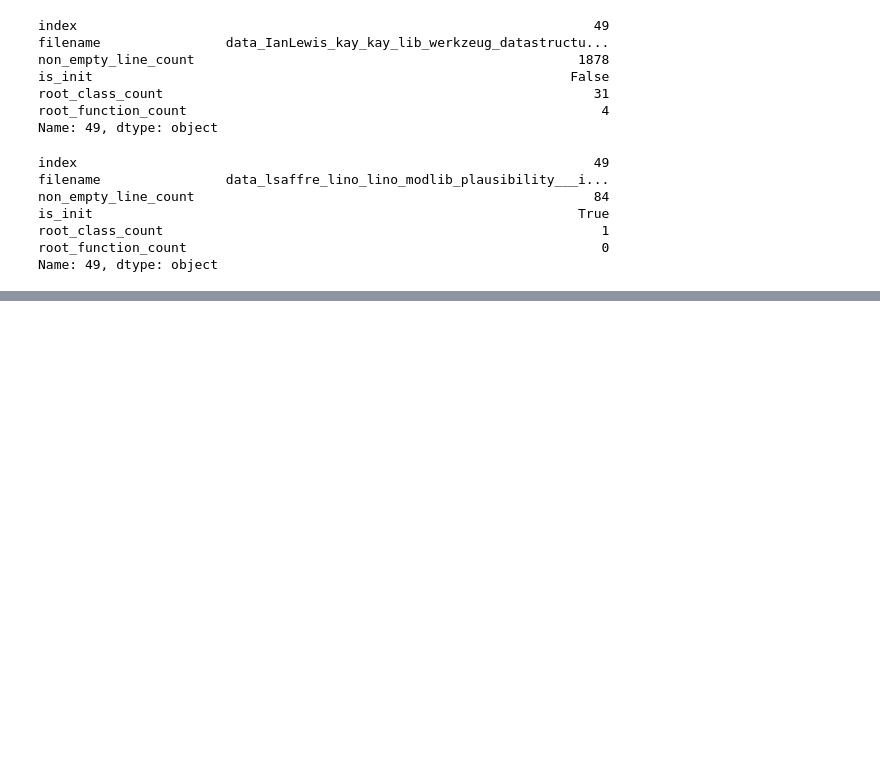
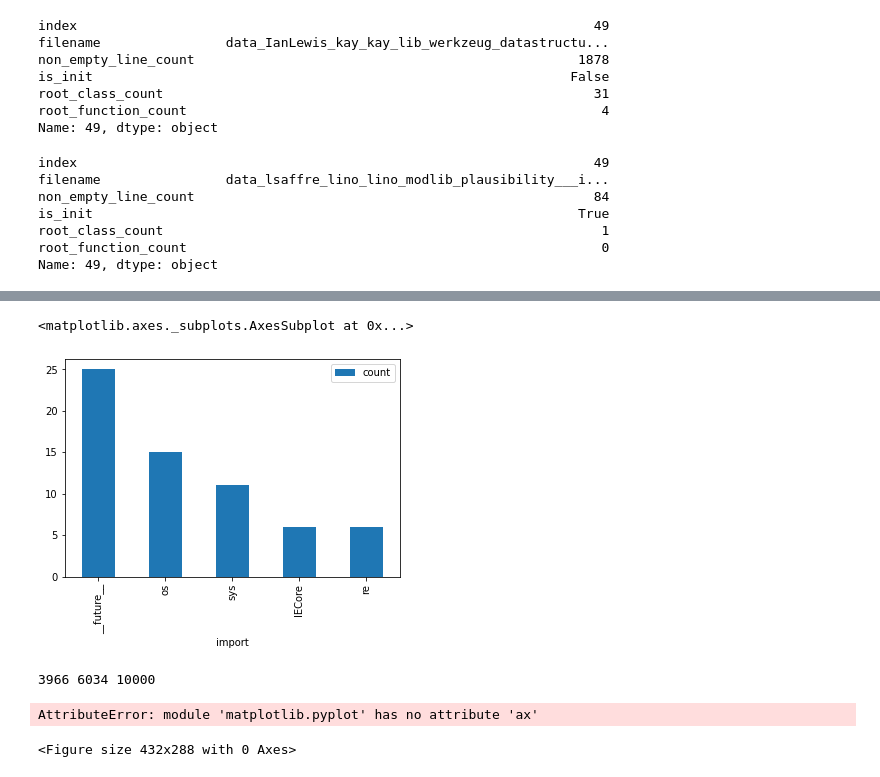
Before and after one commit to UoA-CS760/autocomplete-predictor, a Jupyter notebook: data/train_file_analysis.ipynb, the cells around one changed output, grey strips where cells are left out. Saved outputs shown, nothing was run; the diff lists cells and outputs as text; code cells hidden in the pictures; blank space fills up the shorter version.

```diff
--- a/data/train_file_analysis.ipynb
+++ b/data/train_file_analysis.ipynb
@@ -190,0 +253,5 @@ Name: 49, dtype: object
+# %%
+df_test_imports[:5].plot.bar(x='import')
+# %% [output]
+<matplotlib.axes._subplots.AxesSubplot at 0x...>
+[figure, added]
@@ -190,0 +363,23 @@ Name: 49, dtype: object
+# %%
+def plot_inline(df, title):
+
+    df_inline_true = df[df['is_inline'] == True]
+    df_inline_false = df[df['is_inline'] == False]
+
+    data = [len(df_inline_true), len(df_inline_false)]
+    lables = ['Inline', 'Module']
+
+    fig = plt.figure()
+
+    ax = fig.add_axes([0,0,1,1])
+    ax.set_title(title)
+    ax.pie(class_func_both_data,labels=class_func_both_data_labels,
+            shadow=False, startangle=90, autopct=lambda pct: fmt_label(pct, len(df)))
+
+    fig.savefig(f'{title}.png', figsize=(4, 4), dpi=200, bbox_inches='tight')
+
+plot_inline(df_train_inline)
+# %% [output]
+3966 6034 10000
+AttributeError: module 'matplotlib.pyplot' has no attribute 'ax'
+<Figure size 432x288 with 0 Axes>
```
Also changed, not shown: parts of 6 cells of this notebook, 6 other files.
